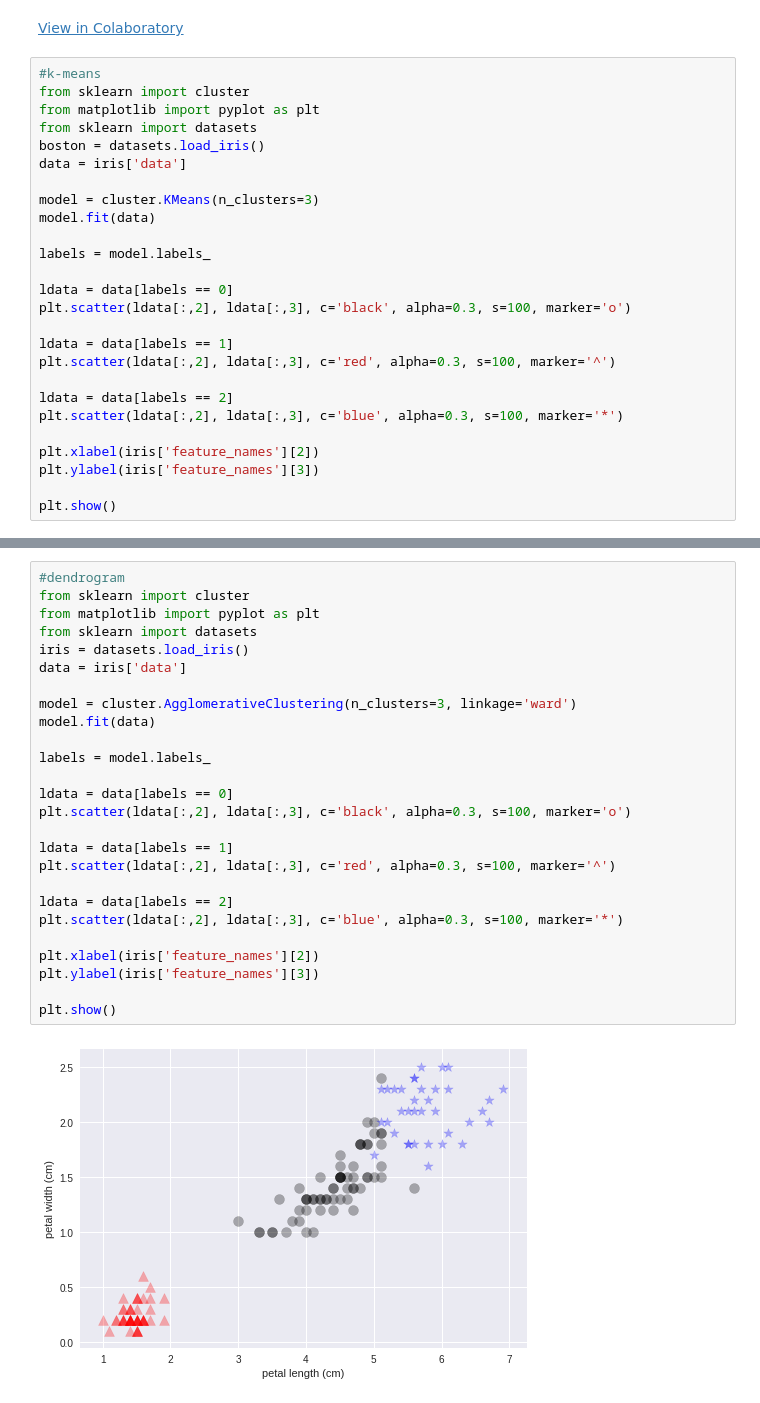
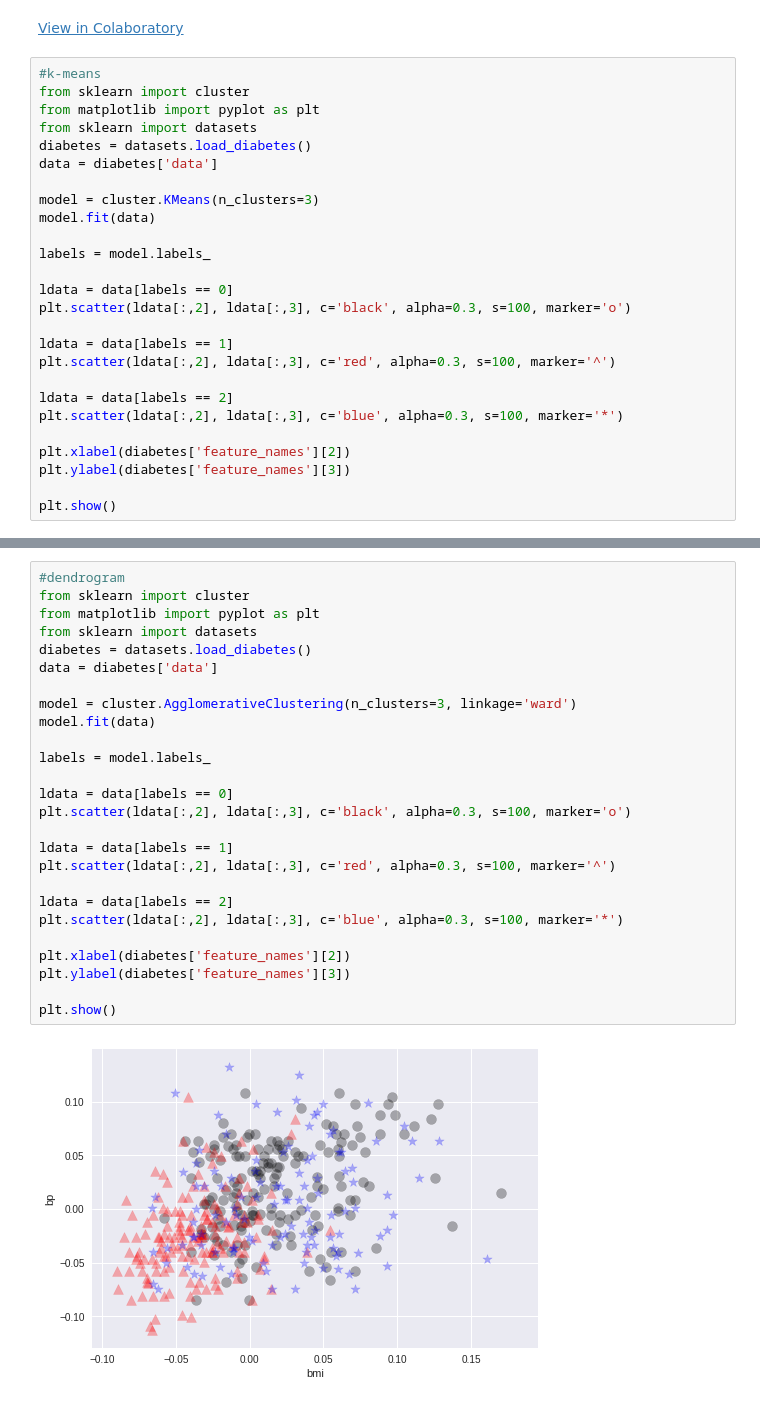
Before and after one commit to kintarou/django-starter, a Jupyter notebook: clustering_iris.ipynb, the cells around one changed output, grey strips where cells are left out. Saved outputs shown, nothing was run; the diff lists cells and outputs as text.

```diff
--- a/clustering_iris.ipynb
+++ b/clustering_iris.ipynb
@@ -5,8 +5,8 @@
 from sklearn import cluster
 from matplotlib import pyplot as plt
 from sklearn import datasets
-boston = datasets.load_iris()
-data = iris['data']
+diabetes = datasets.load_diabetes()
+data = diabetes['data']
 
 model = cluster.KMeans(n_clusters=3)
 model.fit(data)
@@ -22,8 +22,8 @@ plt.scatter(ldata[:,2], ldata[:,3], c='red', alpha=0.3, s=100, marker='^')
 ldata = data[labels == 2]
 plt.scatter(ldata[:,2], ldata[:,3], c='blue', alpha=0.3, s=100, marker='*')
 
-plt.xlabel(iris['feature_names'][2])
-plt.ylabel(iris['feature_names'][3])
+plt.xlabel(diabetes['feature_names'][2])
+plt.ylabel(diabetes['feature_names'][3])
 
 plt.show()
 # %% [output]
@@ -31,31 +31,31 @@ plt.show()
 # %%
 #dendrogram
 from sklearn import cluster
 from matplotlib import pyplot as plt
 from sklearn import datasets
-iris = datasets.load_iris()
-data = iris['data']
+diabetes = datasets.load_diabetes()
+data = diabetes['data']
 
 model = cluster.AgglomerativeClustering(n_clusters=3, linkage='ward')
 model.fit(data)
 
 labels = model.labels_
 
 ldata = data[labels == 0]
 plt.scatter(ldata[:,2], ldata[:,3], c='black', alpha=0.3, s=100, marker='o')
 
 ldata = data[labels == 1]
 plt.scatter(ldata[:,2], ldata[:,3], c='red', alpha=0.3, s=100, marker='^')
 
 ldata = data[labels == 2]
 plt.scatter(ldata[:,2], ldata[:,3], c='blue', alpha=0.3, s=100, marker='*')
 
-plt.xlabel(iris['feature_names'][2])
-plt.ylabel(iris['feature_names'][3])
+plt.xlabel(diabetes['feature_names'][2])
+plt.ylabel(diabetes['feature_names'][3])
 
 plt.show()
 # %% [output]
-[figure, old version]
+[figure, new version]
 # %%
 #Affinity propagation
 from sklearn import cluster
```
Also changed, not shown: parts of 2 cells of this notebook.
